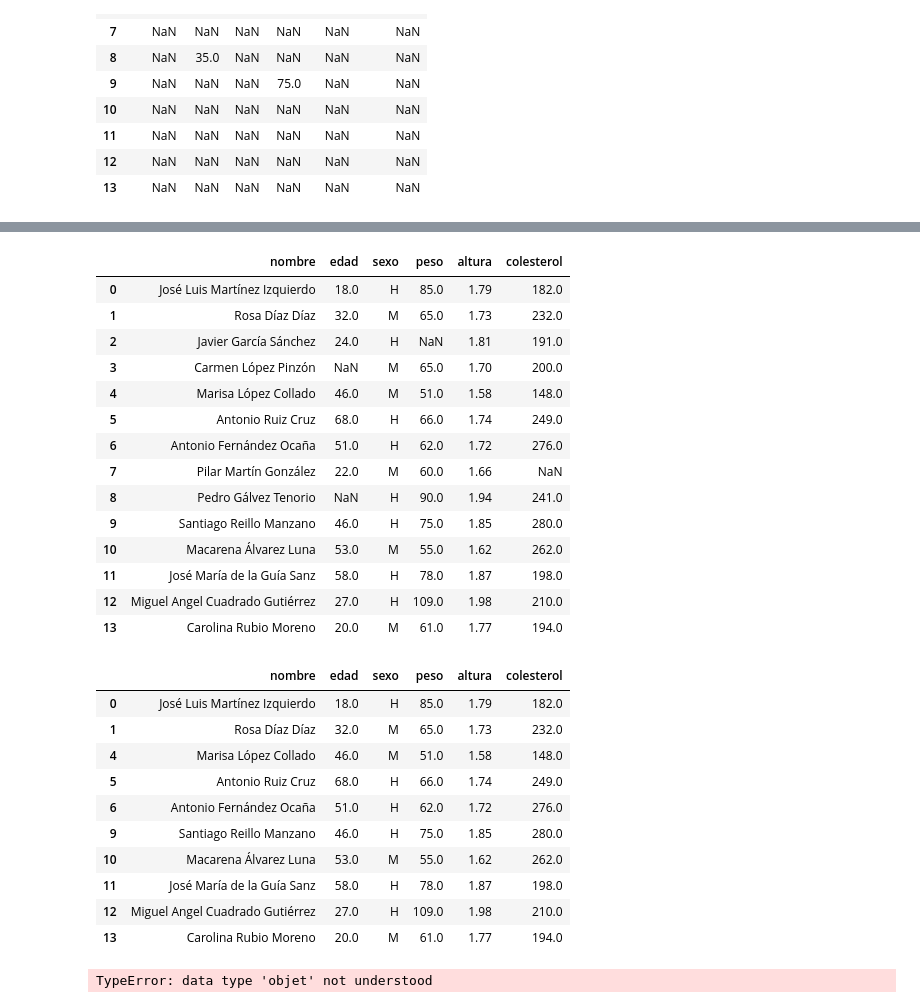
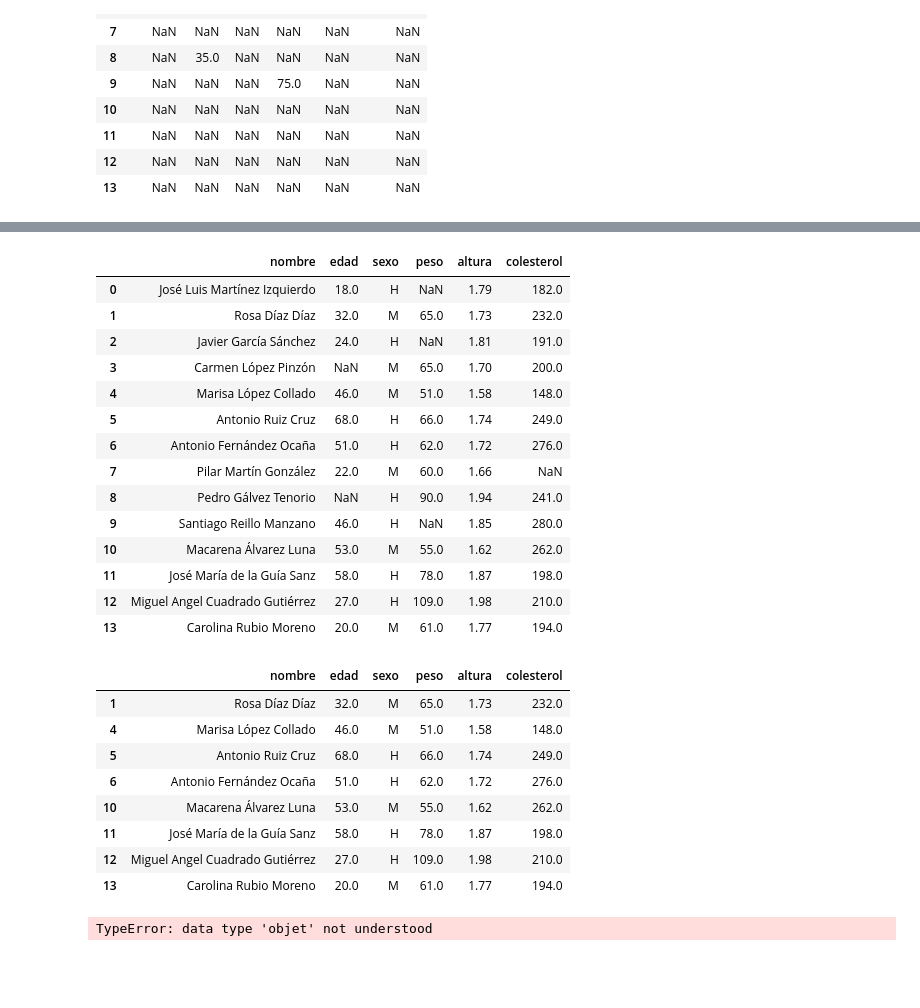
Before and after one commit to Senador05/phyton, a Jupyter notebook: Numpy/Pandas/pandas.ipynb, the cells around one changed output, grey strips where cells are left out. Saved outputs shown, nothing was run; the diff lists cells and outputs as text; code cells hidden in the pictures; blank space fills up the shorter version.

```diff
--- a/Numpy/Pandas/pandas.ipynb
+++ b/Numpy/Pandas/pandas.ipynb
@@ -858,7 +863,7 @@ dfcol[mask]
 | 12 | NaN | NaN | NaN | NaN | NaN | NaN |
 | 13 | NaN | NaN | NaN | NaN | NaN | NaN |
 # %%
-mask = ~dfcol.isin({'pesos':[75,85],'edad':[35]})
+mask = ~dfcol.isin({'peso':[75,85],'edad':[35]})
 print(mask)
 dfcol[mask]
 # %% [output]
@@ -880,5 +885,5 @@ dfcol[mask]
 |  | nombre | edad | sexo | peso | altura | colesterol |
-| 0 | José Luis Martínez Izquierdo | 18.0 | H | 85.0 | 1.79 | 182.0 |
+| 0 | José Luis Martínez Izquierdo | 18.0 | H | NaN | 1.79 | 182.0 |
 | 1 | Rosa Díaz Díaz | 32.0 | M | 65.0 | 1.73 | 232.0 |
 | 2 | Javier García Sánchez | 24.0 | H | NaN | 1.81 | 191.0 |
 | 3 | Carmen López Pinzón | NaN | M | 65.0 | 1.70 | 200.0 |
@@ -887,7 +892,7 @@ dfcol[mask]
 | 6 | Antonio Fernández Ocaña | 51.0 | H | 62.0 | 1.72 | 276.0 |
 | 7 | Pilar Martín González | 22.0 | M | 60.0 | 1.66 | NaN |
 | 8 | Pedro Gálvez Tenorio | NaN | H | 90.0 | 1.94 | 241.0 |
-| 9 | Santiago Reillo Manzano | 46.0 | H | 75.0 | 1.85 | 280.0 |
+| 9 | Santiago Reillo Manzano | 46.0 | H | NaN | 1.85 | 280.0 |
 | 10 | Macarena Álvarez Luna | 53.0 | M | 55.0 | 1.62 | 262.0 |
 | 11 | José María de la Guía Sanz | 58.0 | H | 78.0 | 1.87 | 198.0 |
 | 12 | Miguel Angel Cuadrado Gutiérrez | 27.0 | H | 109.0 | 1.98 | 210.0 |
@@ -896,12 +901,10 @@ dfcol[mask]
 dfcol[mask].dropna()
 # %% [output]
 |  | nombre | edad | sexo | peso | altura | colesterol |
-| 0 | José Luis Martínez Izquierdo | 18.0 | H | 85.0 | 1.79 | 182.0 |
 | 1 | Rosa Díaz Díaz | 32.0 | M | 65.0 | 1.73 | 232.0 |
 | 4 | Marisa López Collado | 46.0 | M | 51.0 | 1.58 | 148.0 |
 | 5 | Antonio Ruiz Cruz | 68.0 | H | 66.0 | 1.74 | 249.0 |
 | 6 | Antonio Fernández Ocaña | 51.0 | H | 62.0 | 1.72 | 276.0 |
-| 9 | Santiago Reillo Manzano | 46.0 | H | 75.0 | 1.85 | 280.0 |
 | 10 | Macarena Álvarez Luna | 53.0 | M | 55.0 | 1.62 | 262.0 |
 | 11 | José María de la Guía Sanz | 58.0 | H | 78.0 | 1.87 | 198.0 |
 | 12 | Miguel Angel Cuadrado Gutiérrez | 27.0 | H | 109.0 | 1.98 | 210.0 |
```
Also changed, not shown: parts of 3 cells of this notebook, 1 other file.
